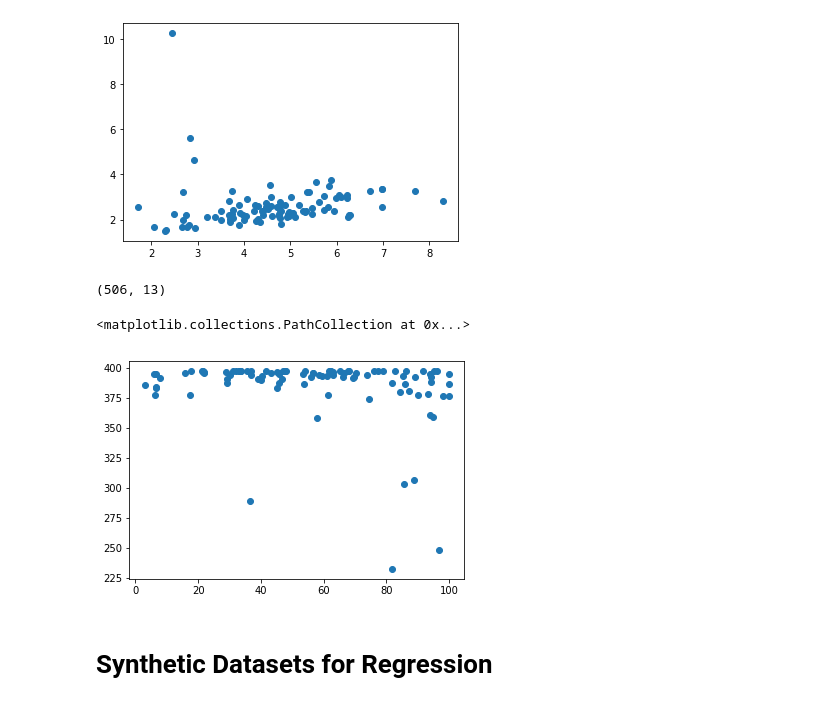
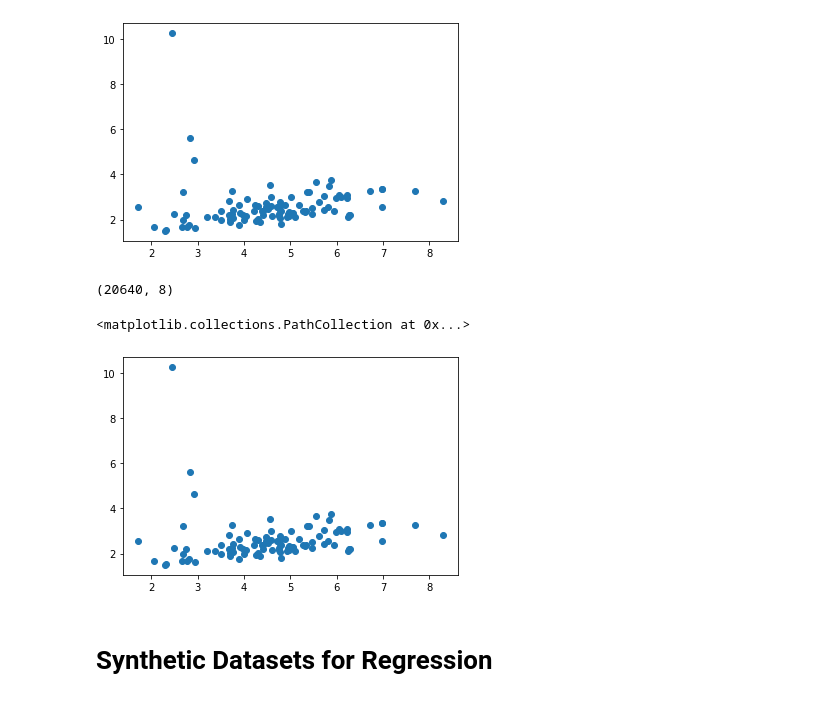
Before and after one commit to AltahhanAi/Data_Science, a Jupyter notebook: docs/content/unit1/exercises/Exercise5_ScikitLearnTutorial.ipynb, the cells around one changed output. Drawn from its saved outputs; the diff is of its cells as text; code cells hidden in the pictures.

```diff
--- a/docs/content/unit1/exercises/Exercise5_ScikitLearnTutorial.ipynb
+++ b/docs/content/unit1/exercises/Exercise5_ScikitLearnTutorial.ipynb
@@ -122,14 +126,17 @@ plt.scatter(X[:100,2],X[:100,5])
 <matplotlib.collections.PathCollection at 0x...>
 [figure]
 # %%
-from sklearn.datasets import load_boston
-X, y = load_boston(return_X_y=True)
+# from sklearn.datasets import load_boston
+from sklearn.datasets import fetch_california_housing
+# housing = fetch_california_housing()
+
+X, y = fetch_california_housing(return_X_y=True)
 print(X.shape)
-plt.scatter(X[:100,6],X[:100,11])
+plt.scatter(X[:100,2],X[:100,5])
 # %% [output]
-(506, 13)
+(20640, 8)
 <matplotlib.collections.PathCollection at 0x...>
-[figure, old version]
+[figure, new version]
 # %% [markdown]
 # Synthetic Datasets for Regression
 # %%
```
Also changed, not shown: parts of 2 cells of this notebook, 3 other files.
